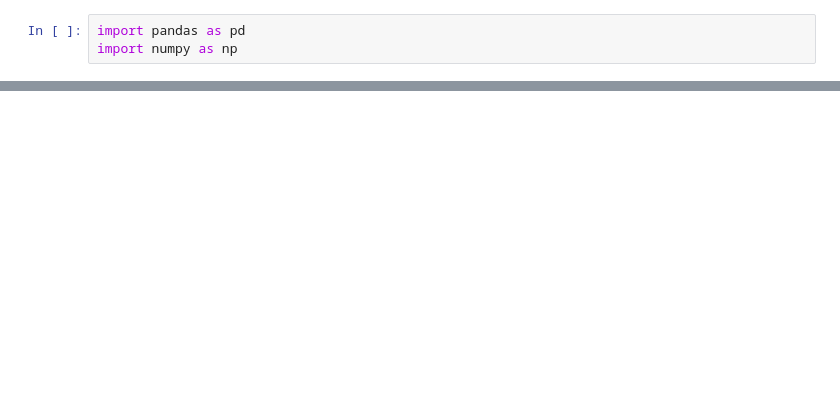
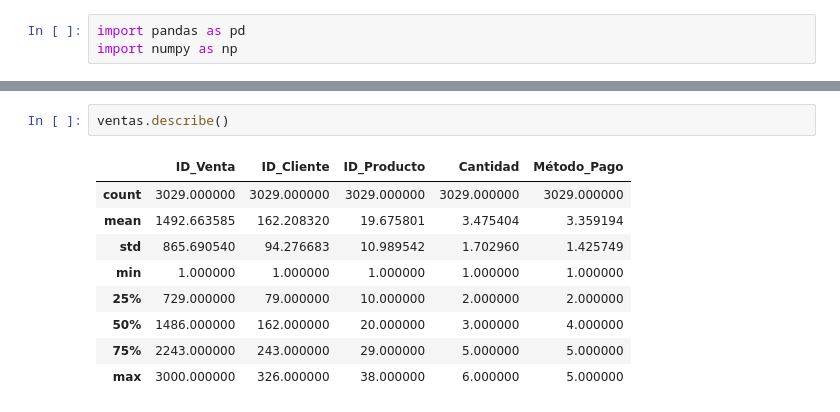
Before and after one commit to Polito9/Sales-Pattern-Analysis, a Jupyter notebook: main.ipynb, the cells around one changed output, grey strips where cells are left out. Cells and saved outputs as stored; diff of their text form; blank space fills up the shorter version.

```diff
--- a/main.ipynb
+++ b/main.ipynb
@@ -21,0 +53,12 @@ ventas
+# %%
+ventas.describe()
+# %% [output]
+|  | ID_Venta | ID_Cliente | ID_Producto | Cantidad | Método_Pago |
+| count | 3029.000000 | 3029.000000 | 3029.000000 | 3029.000000 | 3029.000000 |
+| mean | 1492.663585 | 162.208320 | 19.675801 | 3.475404 | 3.359194 |
+| std | 865.690540 | 94.276683 | 10.989542 | 1.702960 | 1.425749 |
+| min | 1.000000 | 1.000000 | 1.000000 | 1.000000 | 1.000000 |
+| 25% | 729.000000 | 79.000000 | 10.000000 | 2.000000 | 2.000000 |
+| 50% | 1486.000000 | 162.000000 | 20.000000 | 3.000000 | 4.000000 |
+| 75% | 2243.000000 | 243.000000 | 29.000000 | 5.000000 | 5.000000 |
+| max | 3000.000000 | 326.000000 | 38.000000 | 6.000000 | 5.000000 |
```
Also changed, not shown: parts of 34 cells of this notebook.
